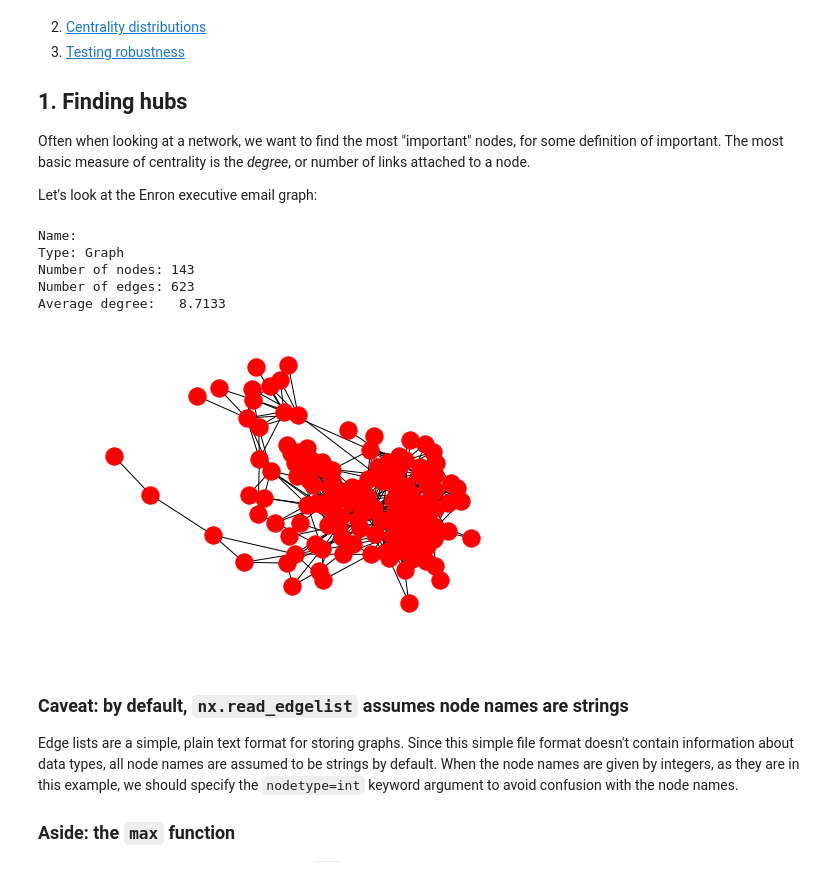
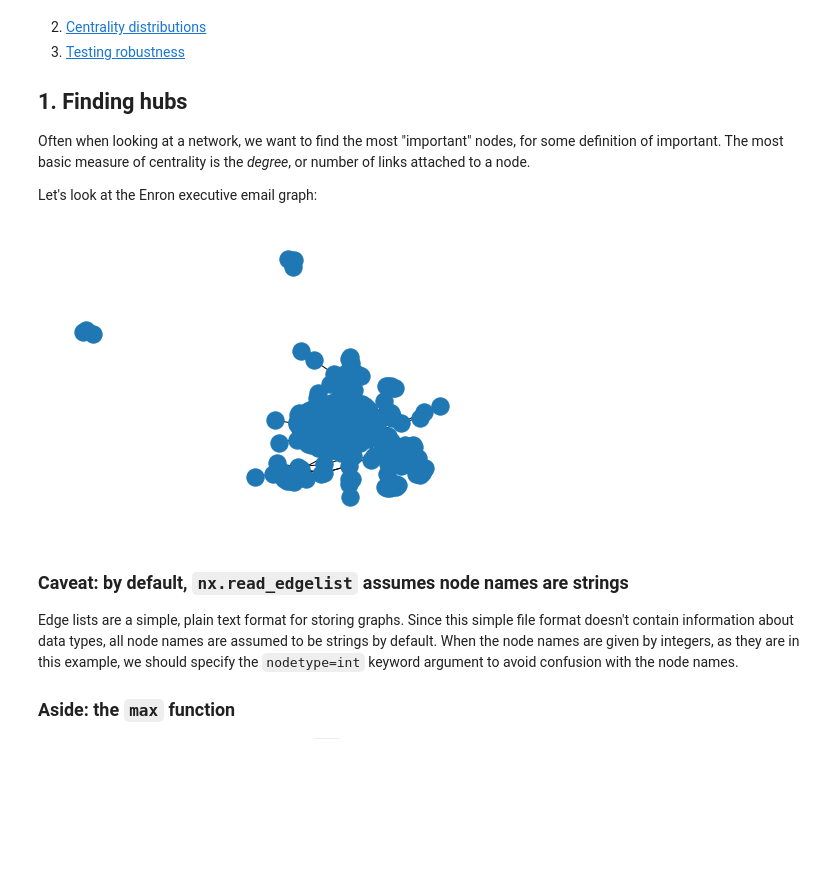
Before and after one commit to anwala/teaching-network-science, a Jupyter notebook: spring-2023/week-4/data_340_02_s23_chp_03_hubs.ipynb, the cells around one changed output. Drawn from its saved outputs; the diff is of its cells as text; code cells hidden in the pictures; blank space fills up the shorter version.

```diff
--- a/spring-2023/week-4/data_340_02_s23_chp_03_hubs.ipynb
+++ b/spring-2023/week-4/data_340_02_s23_chp_03_hubs.ipynb
@@ -31,16 +31,11 @@ Often when looking at a network, we want to find the most "important" nodes, for
 
 Let's look at the Enron executive email graph:
 # %%
-G = nx.read_edgelist('../datasets/ia-enron-only/ia-enron-only.edges', nodetype=int)
-print(nx.info(G))
+G = nx.read_edgelist('ia-enron-only.edges', nodetype=int)
+#print(nx.info(G))
 nx.draw(G)
 # %% [output]
-Name:
-Type: Graph
-Number of nodes: 143
-Number of edges: 623
-Average degree:   8.7133
-[figure, old version]
+[figure, new version]
 # %% [markdown]
 ### Caveat: by default, `nx.read_edgelist` assumes node names are strings
 
```
Also changed, not shown: parts of 13 cells of this notebook.
